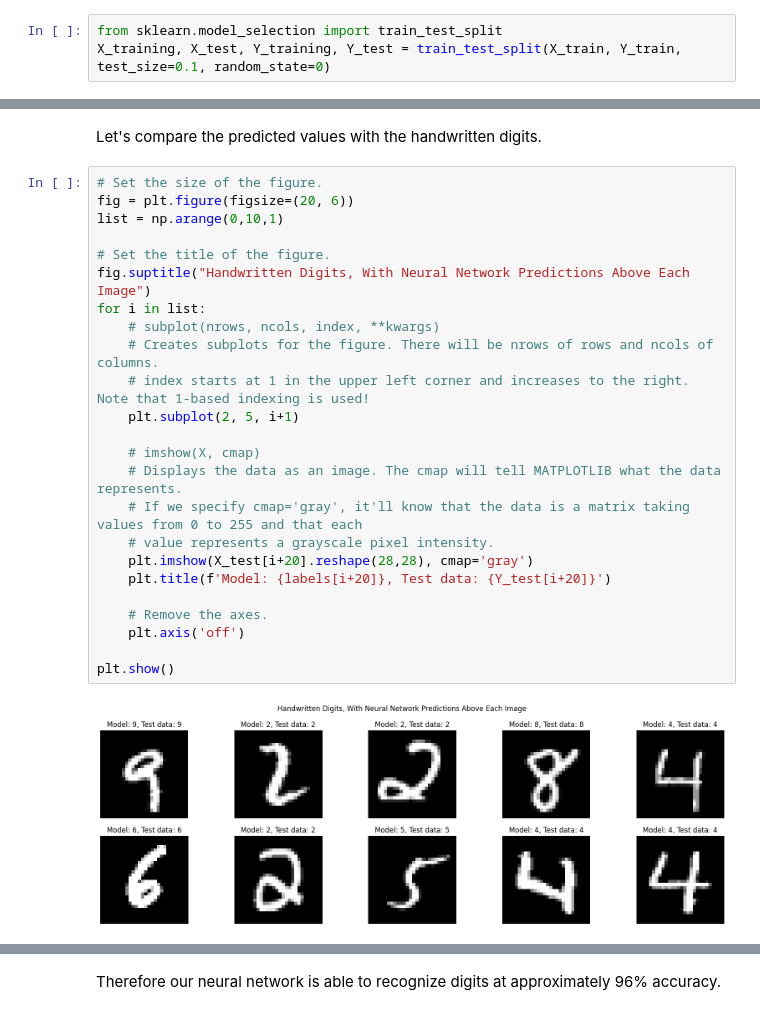
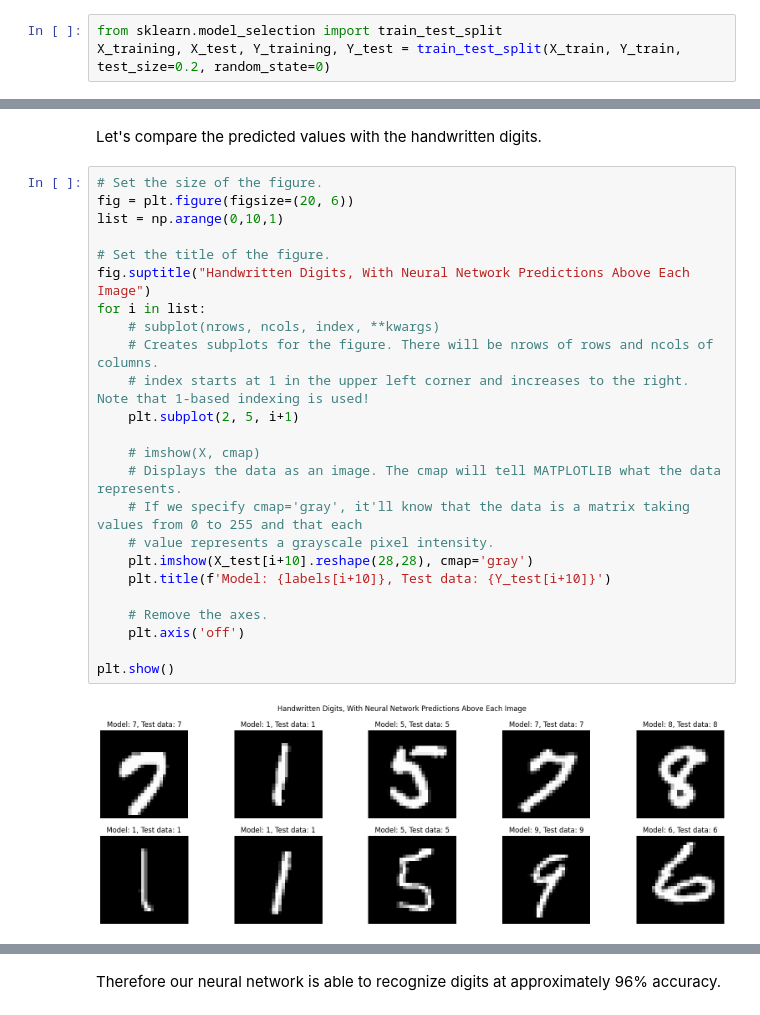
Before and after one commit to NicoMok/Digit-Recognizer-Application, a Jupyter notebook: Digit_Recognizer_NN2.ipynb, the cells around one changed output, grey strips where cells are left out. Drawn from its saved outputs; the diff is of its cells as text.

```diff
--- a/Digit_Recognizer_NN2.ipynb
+++ b/Digit_Recognizer_NN2.ipynb
@@ -50,7 +50,7 @@ array([1, 0, 1, ..., 7, 6, 9], dtype=int64)
 Split the training data into a train-test split.
 # %%
 from sklearn.model_selection import train_test_split
-X_training, X_test, Y_training, Y_test = train_test_split(X_train, Y_train, test_size=0.1, random_state=0)
+X_training, X_test, Y_training, Y_test = train_test_split(X_train, Y_train, test_size=0.2, random_state=0)
 # %%
 X_training.shape
 # %% [output]
@@ -252,29 +269,29 @@ Let's compare the predicted values with the handwritten digits.
 # %%
 # Set the size of the figure.
 fig = plt.figure(figsize=(20, 6))
 list = np.arange(0,10,1)
 
 # Set the title of the figure.
 fig.suptitle("Handwritten Digits, With Neural Network Predictions Above Each Image")
 for i in list:
     # subplot(nrows, ncols, index, **kwargs)
     # Creates subplots for the figure. There will be nrows of rows and ncols of columns.
     # index starts at 1 in the upper left corner and increases to the right. Note that 1-based indexing is used!
     plt.subplot(2, 5, i+1)
 
     # imshow(X, cmap)
     # Displays the data as an image. The cmap will tell MATPLOTLIB what the data represents.
     # If we specify cmap='gray', it'll know that the data is a matrix taking values from 0 to 255 and that each
     # value represents a grayscale pixel intensity.
-    plt.imshow(X_test[i+20].reshape(28,28), cmap='gray')
-    plt.title(f'Model: {labels[i+20]}, Test data: {Y_test[i+20]}')
+    plt.imshow(X_test[i+10].reshape(28,28), cmap='gray')
+    plt.title(f'Model: {labels[i+10]}, Test data: {Y_test[i+10]}')
 
     # Remove the axes.
     plt.axis('off')
 
 plt.show()
 # %% [output]
-[figure, old version]
+[figure, new version]
 # %%
 print("Number of test examples guessed incorrectly: ", (Y_test != labels).sum())
 print("Number of training examples guessed correctly: ", (Y_test == labels).sum())
```
Also changed, not shown: parts of 35 cells of this notebook.
